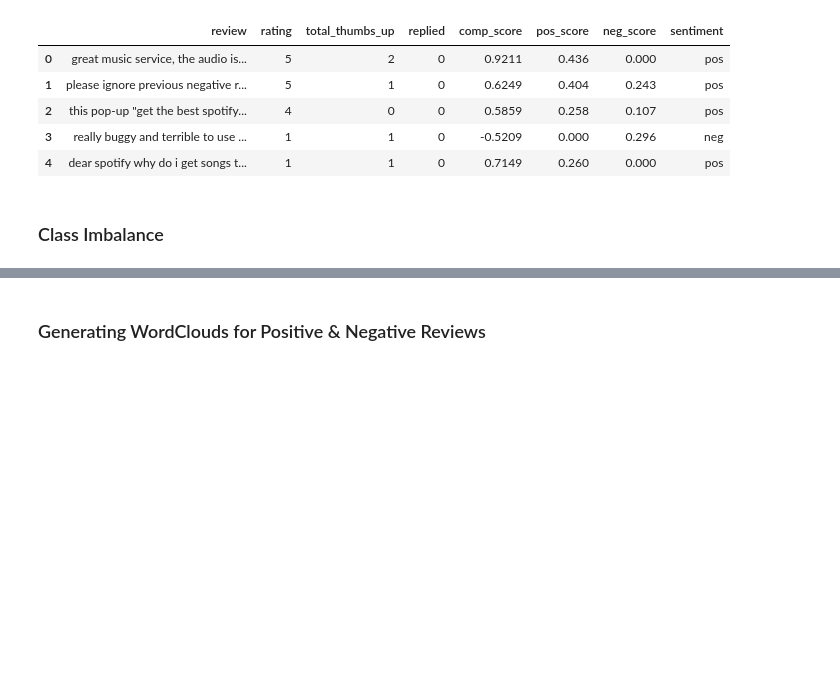
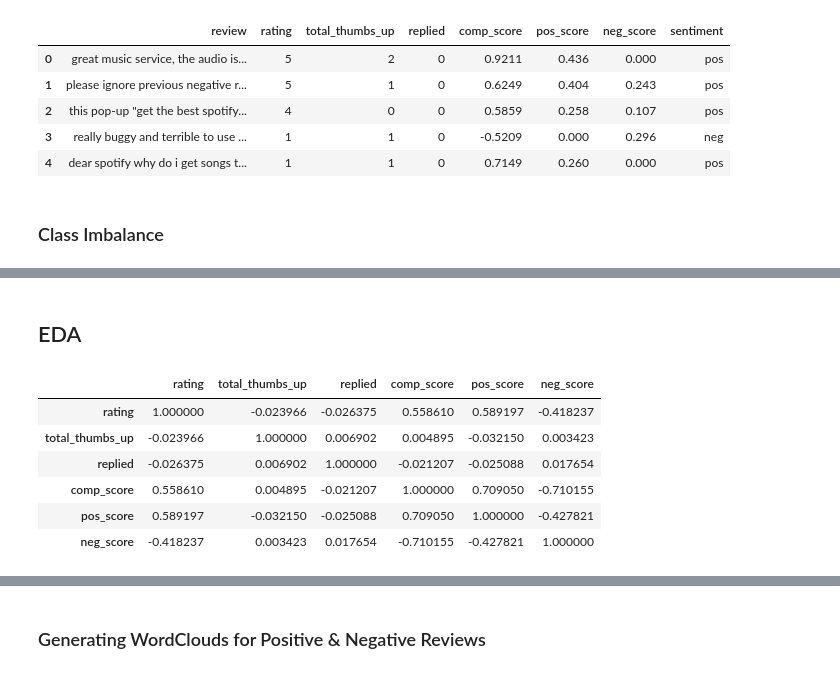
Before and after one commit to asoylatte03/spotify-app-reviews, a Jupyter notebook: vectorization and eda.ipynb, the cells around one changed output, grey strips where cells are left out. Drawn from its saved outputs; the diff is of its cells as text; code cells hidden in the pictures; blank space fills up the shorter version.

```diff
--- a/vectorization and eda.ipynb
+++ b/vectorization and eda.ipynb
@@ -54,0 +51,13 @@ spotify_df.sentiment.value_counts().plot(kind='bar')
+# %% [markdown]
+## EDA
+# %%
+# correlation between numeric features
+spotify_df.corr(numeric_only=True)
+# %% [output]
+|  | rating | total_thumbs_up | replied | comp_score | pos_score | neg_score |
+| rating | 1.000000 | -0.023966 | -0.026375 | 0.558610 | 0.589197 | -0.418237 |
+| total_thumbs_up | -0.023966 | 1.000000 | 0.006902 | 0.004895 | -0.032150 | 0.003423 |
+| replied | -0.026375 | 0.006902 | 1.000000 | -0.021207 | -0.025088 | 0.017654 |
+| comp_score | 0.558610 | 0.004895 | -0.021207 | 1.000000 | 0.709050 | -0.710155 |
+| pos_score | 0.589197 | -0.032150 | -0.025088 | 0.709050 | 1.000000 | -0.427821 |
+| neg_score | -0.418237 | 0.003423 | 0.017654 | -0.710155 | -0.427821 | 1.000000 |
```
Also changed, not shown: parts of 7 cells of this notebook.
